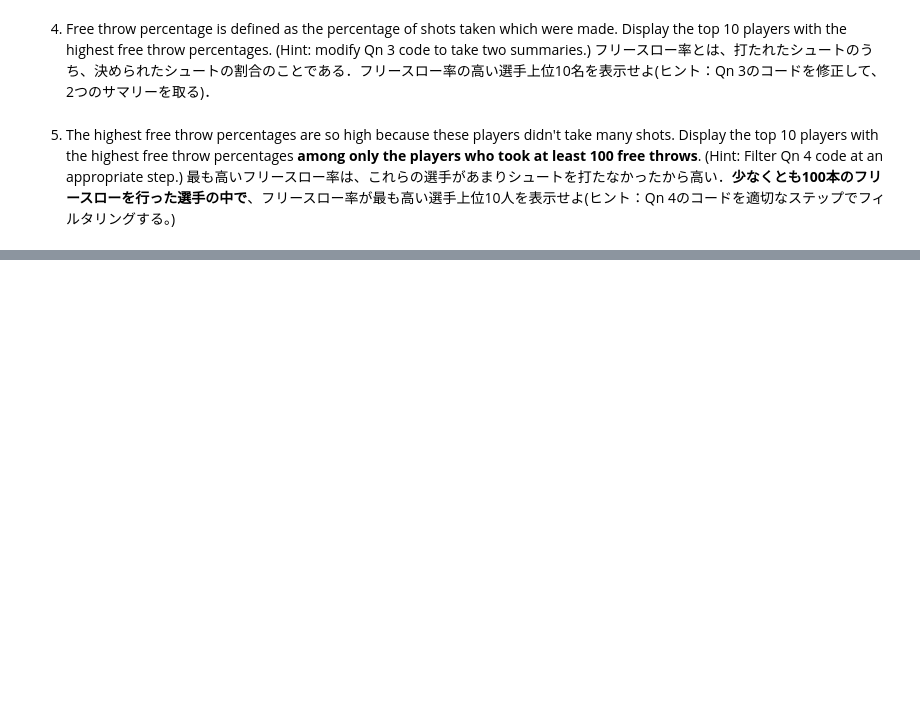
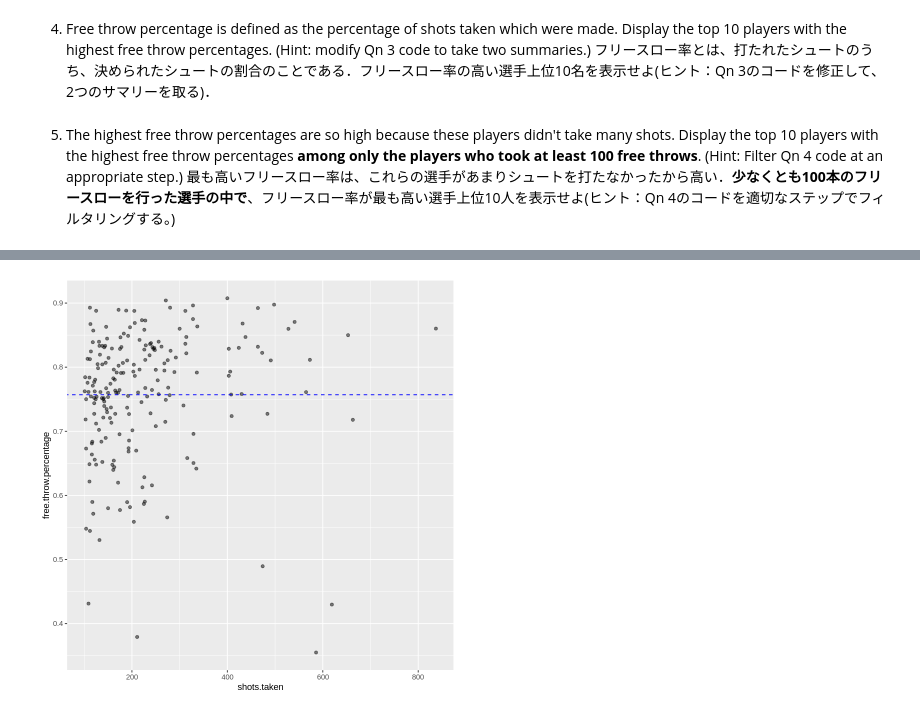
Before and after one commit to tskmr/BS, a Jupyter notebook: ex0620.ipynb, the cells around one changed output, grey strips where cells are left out. Cells and saved outputs as stored; diff of their text form; code cells hidden in the pictures; blank space fills up the shorter version.

```diff
--- a/ex0620.ipynb
+++ b/ex0620.ipynb
@@ -166,0 +100,11 @@ ERROR: ignored
+# %%
+df2 %>% group_by(player) %>%
+  summarise(shots.taken = n(), shots.made = sum(shot_made)) %>%
+    mutate(free.throw.percentage = shots.made/shots.taken) %>%
+  filter(shots.taken>=100) -> summary_df
+summary_df %>%
+  ggplot(aes(shots.taken, free.throw.percentage)) +
+  geom_point(alpha=0.5) +
+  geom_abline(slope=0, intercept = mean(summary_df$free.throw.percentage), col="blue", linetype="dashed")
+# %% [output]
+[figure, added]
```
Also changed, not shown: parts of 6 cells of this notebook.
